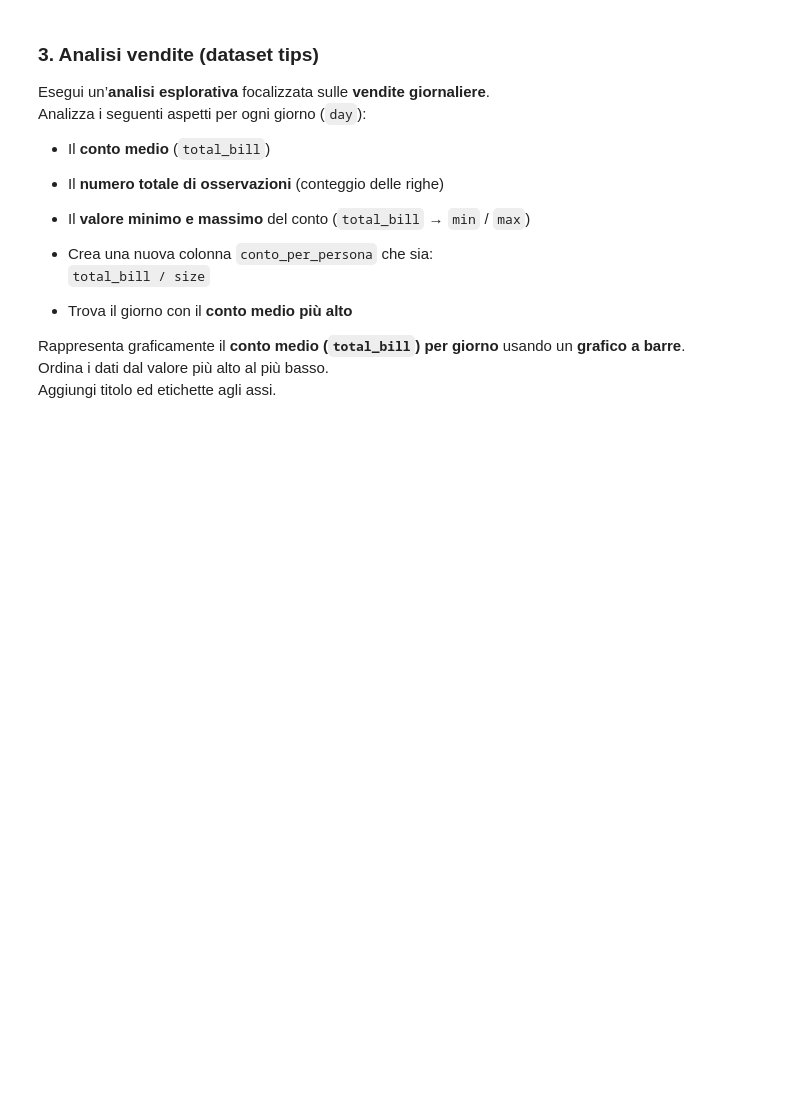
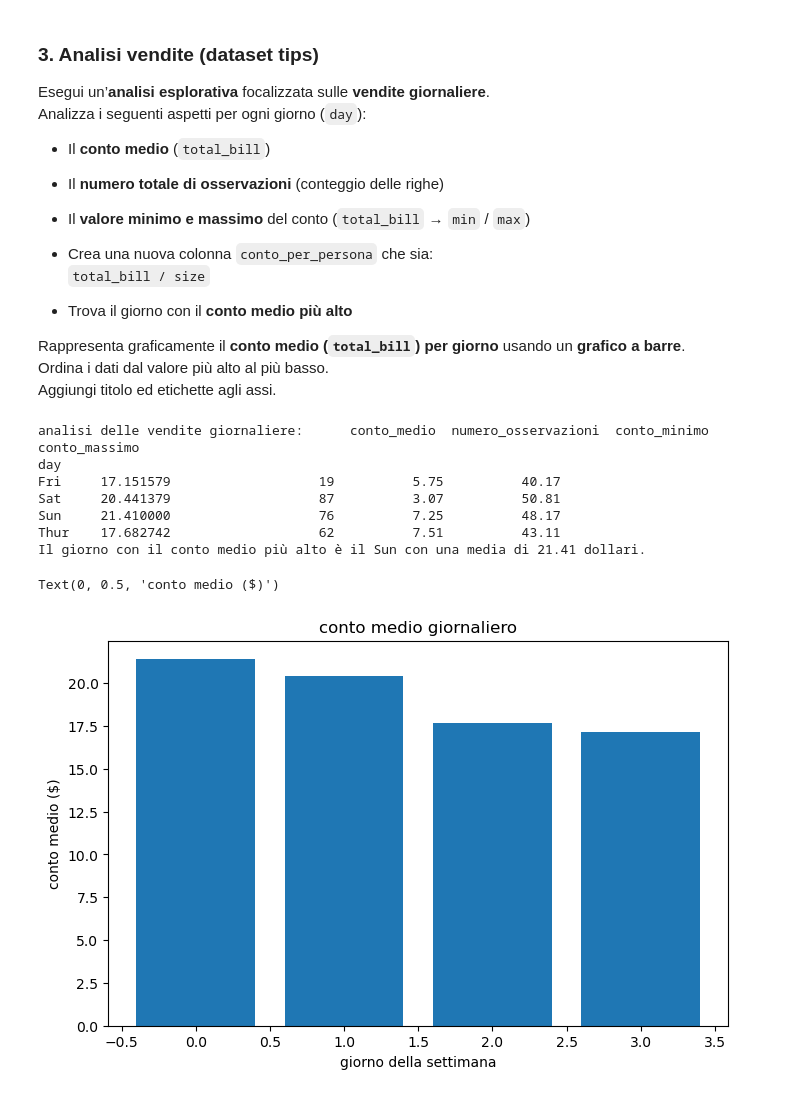
Before and after one commit to fbedeschi/laboratorio2_programmazione, a Jupyter notebook: 3.5_Esercizi_lez_3.ipynb, the cells around one changed output. Saved outputs shown, nothing was run; the diff lists cells and outputs as text; code cells hidden in the pictures; blank space fills up the shorter version.

```diff
--- a/3.5_Esercizi_lez_3.ipynb
+++ b/3.5_Esercizi_lez_3.ipynb
@@ -131,0 +124,29 @@ df.head()
+# %%
+url1 = "https://raw.githubusercontent.com/mwaskom/seaborn-data/master/tips.csv"
+df = pd.read_csv(url1)
+
+analisi_giornaliera = df.groupby('day')['total_bill'].agg(['mean', 'count', 'min', 'max'])
+analisi_giornaliera.columns = ['conto_medio', 'numero_osservazioni', 'conto_minimo', 'conto_massimo']
+print(f"analisi delle vendite giornaliere:{analisi_giornaliera}")
+
+df['conto_per_persona'] = df['total_bill'] / df['size']
+giorno_top = analisi_giornaliera['conto_medio'].idxmax()
+valore_top = analisi_giornaliera['conto_medio'].max()
+print(f"Il giorno con il conto medio più alto è il {giorno_top} con una media di {round(valore_top,2)} dollari.")
+
+analisi_ordinata = analisi_giornaliera.sort_values(by='conto_medio', ascending=False).reset_index()
+plt.figure(figsize=(8, 5))
+plt.bar(analisi_ordinata.index,analisi_ordinata['conto_medio'])
+plt.title('conto medio giornaliero')
+plt.xlabel('giorno della settimana')
+plt.ylabel('conto medio ($)')
+# %% [output]
+analisi delle vendite giornaliere:      conto_medio  numero_osservazioni  conto_minimo  conto_massimo
+day
+Fri     17.151579                   19          5.75          40.17
+Sat     20.441379                   87          3.07          50.81
+Sun     21.410000                   76          7.25          48.17
+Thur    17.682742                   62          7.51          43.11
+Il giorno con il conto medio più alto è il Sun con una media di 21.41 dollari.
+Text(0, 0.5, 'conto medio ($)')
+[figure, added]
```
Also changed, not shown: parts of 2 cells of this notebook, 3 other files.
